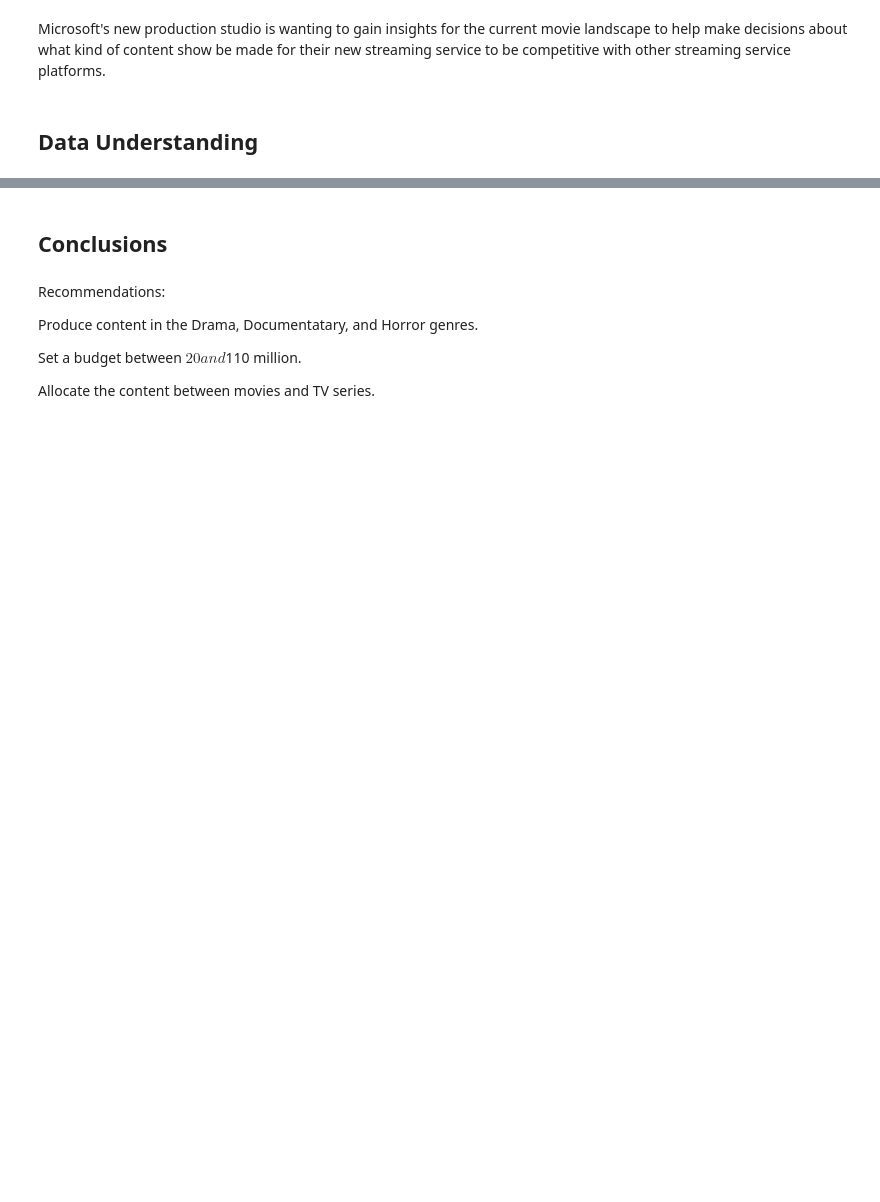
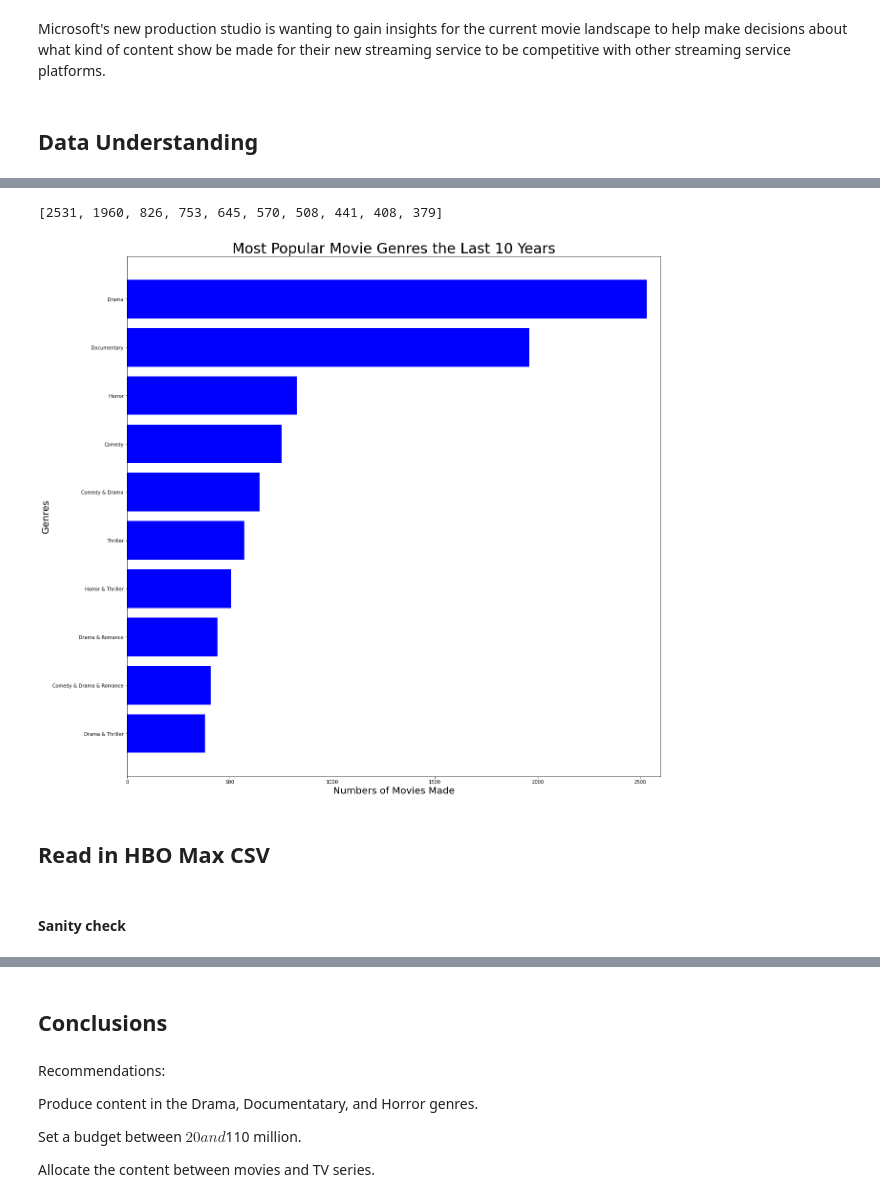
Before and after one commit to kyongminso/phase_1_project, a Jupyter notebook: Microsoft Studio Analysis.ipynb, the cells around one changed output, grey strips where cells are left out. Saved outputs shown, nothing was run; the diff lists cells and outputs as text; code cells hidden in the pictures; blank space fills up the shorter version.

Commit message:
Finalizing combined notebook

```diff
--- a/Microsoft Studio Analysis.ipynb
+++ b/Microsoft Studio Analysis.ipynb
@@ -12,0 +129,9 @@ Microsoft's new production studio is wanting to gain insights for the current mo
+# %%
+the_final_x = []
+for i in final_x:
+    i = i.strip("[]")
+    i = i.strip("''")
+    i = i.strip( "',")
+    i = i.strip(',')
+    the_final_x.append(i)
+the_final_x
@@ -12,0 +149,6 @@ Microsoft's new production studio is wanting to gain insights for the current mo
+# %%
+final_final = []
+for i in the_final_x:
+    i = i.replace("', '", ' & ')
+    final_final.append(i)
+final_final
@@ -12,0 +166,31 @@ Microsoft's new production studio is wanting to gain insights for the current mo
+# %%
+y_bar = list(combined_movies['genres'].value_counts()[:10])
+# %%
+y_bar
+# %% [output]
+[2531, 1960, 826, 753, 645, 570, 508, 441, 408, 379]
+# %%
+y_list = []
+for i in y_bar:
+    y_list.append(i)
+y_list.reverse()
+# %%
+fig, ax = plt.subplots(figsize=(20,20))
+
+
+plt.barh(width = y_list ,y = final_final, color = 'blue')
+
+
+plt.xlabel('Numbers of Movies Made', fontsize=20)
+plt.ylabel('Genres', fontsize=20)
+plt.xlim([0, 2600])
+plt.title('Most Popular Movie Genres the Last 10 Years', fontsize = 30)
+
+plt.savefig('./Images/kyongmin_bar_chart.png', bbox_inches='tight')
+
+
+plt.show()
+# %% [output]
+[figure, added]
+# %% [markdown]
+## Read in HBO Max CSV
@@ -12,0 +199,2 @@ Microsoft's new production studio is wanting to gain insights for the current mo
+# %% [markdown]
+#### Sanity check
```
Also changed, not shown: parts of 119 cells of this notebook.
